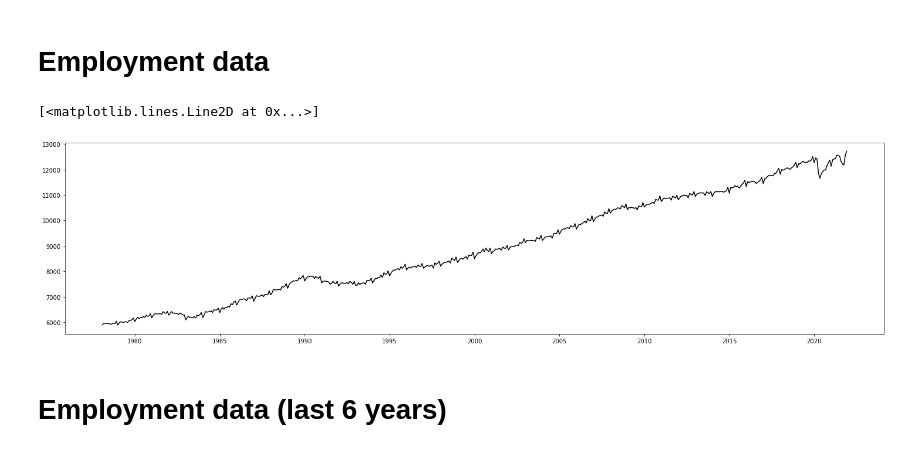
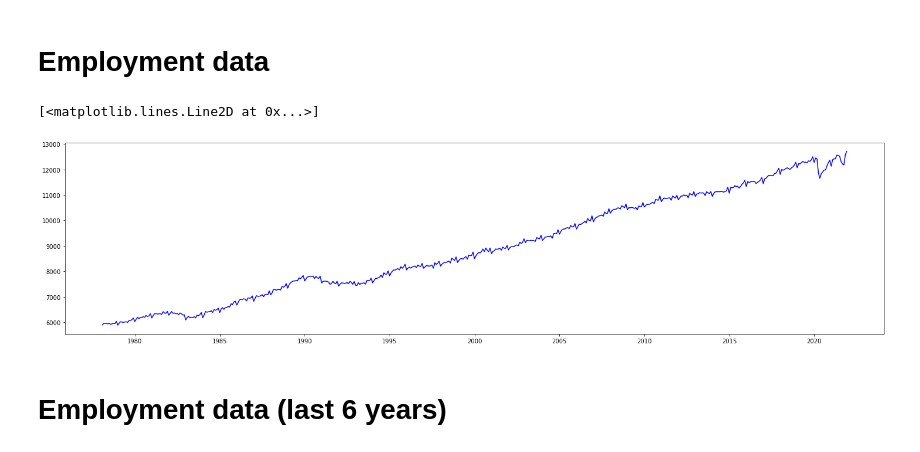
Before and after one commit to anastasiospanagiotelis/QBUS3850, a Jupyter notebook: Lectures/02Decompositions/02Decompositions.ipynb, the cells around one changed output. Saved outputs shown, nothing was run; the diff lists cells and outputs as text; code cells hidden in the pictures.

```diff
--- a/Lectures/02Decompositions/02Decompositions.ipynb
+++ b/Lectures/02Decompositions/02Decompositions.ipynb
@@ -45,10 +37,10 @@ emp['Time'] = pd.to_datetime(emp['Time'],format = "%b-%Y")
 # %%
 import matplotlib.pyplot as plt
 fig, ax = plt.subplots(figsize=(25, 6))
-ax.plot(emp.Time, emp.Employed, color='black')
+ax.plot(emp.Time, emp.Employed, color='blue')
 # %% [output]
 [<matplotlib.lines.Line2D at 0x...>]
-[figure, old version]
+[figure, new version]
 # %% [markdown]
 # Employment data (last 6 years)
 # %%
```
Also changed, not shown: parts of 4 cells of this notebook, 2 other files.
